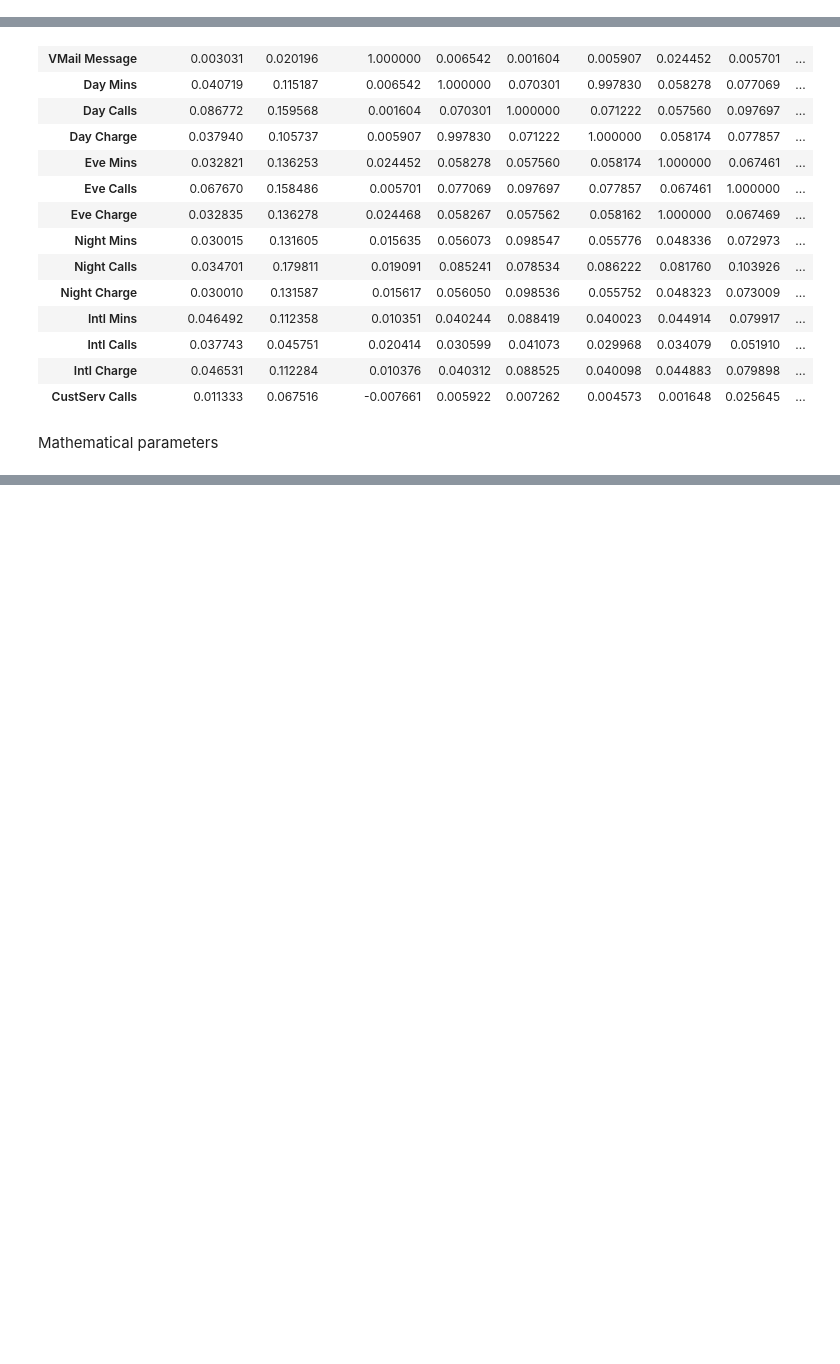
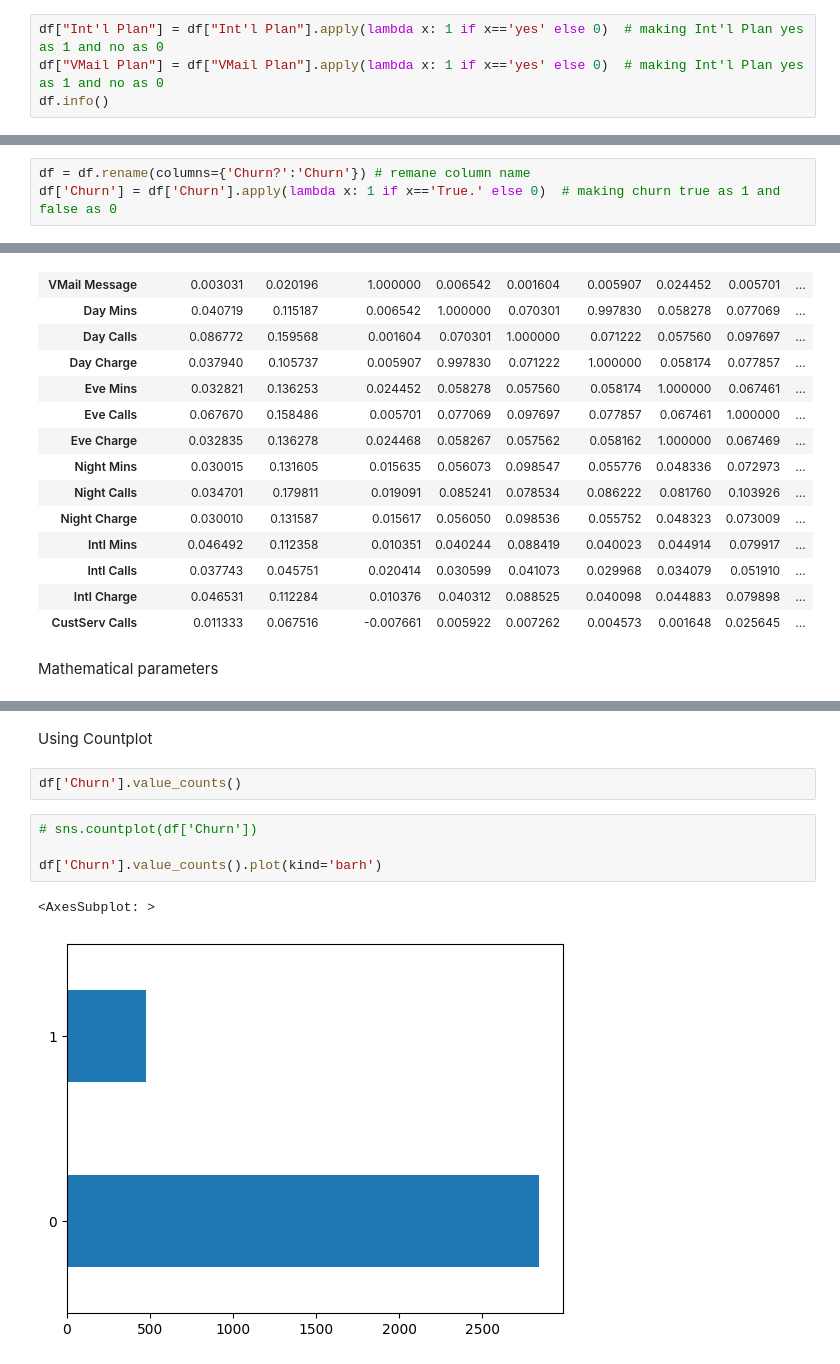
Before and after one commit to jivaniyash/ML_Projects, a Jupyter notebook: data_analysis/churn_data/churn_analysis.ipynb, the cells around one changed output, grey strips where cells are left out. Saved outputs shown, nothing was run; the diff lists cells and outputs as text; blank space fills up the shorter version.

```diff
--- a/data_analysis/churn_data/churn_analysis.ipynb
+++ b/data_analysis/churn_data/churn_analysis.ipynb
@@ -39,0 +62,4 @@ memory usage: 545.0+ KB
+# %%
+df["Int'l Plan"] = df["Int'l Plan"].apply(lambda x: 1 if x=='yes' else 0)  # making Int'l Plan yes as 1 and no as 0
+df["VMail Plan"] = df["VMail Plan"].apply(lambda x: 1 if x=='yes' else 0)  # making Int'l Plan yes as 1 and no as 0
+df.info()
@@ -39,0 +84,3 @@ memory usage: 545.0+ KB
+# %%
+df = df.rename(columns={'Churn?':'Churn'}) # remane column name
+df['Churn'] = df['Churn'].apply(lambda x: 1 if x=='True.' else 0)  # making churn true as 1 and false as 0
@@ -114,0 +174,11 @@ df.describe()
+# %% [markdown]
+Using Countplot
+# %%
+df['Churn'].value_counts()
+# %%
+# sns.countplot(df['Churn'])
+
+df['Churn'].value_counts().plot(kind='barh')
+# %% [output]
+<AxesSubplot: >
+[figure, added]
```
Also changed, not shown: parts of 5 cells of this notebook.
